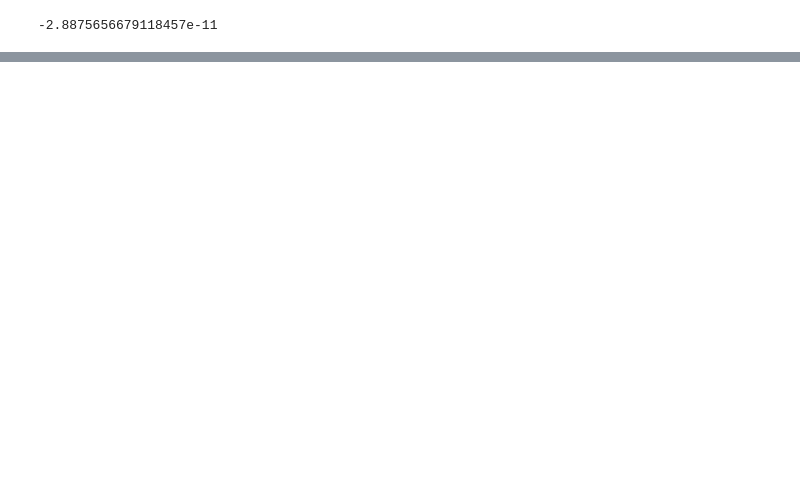
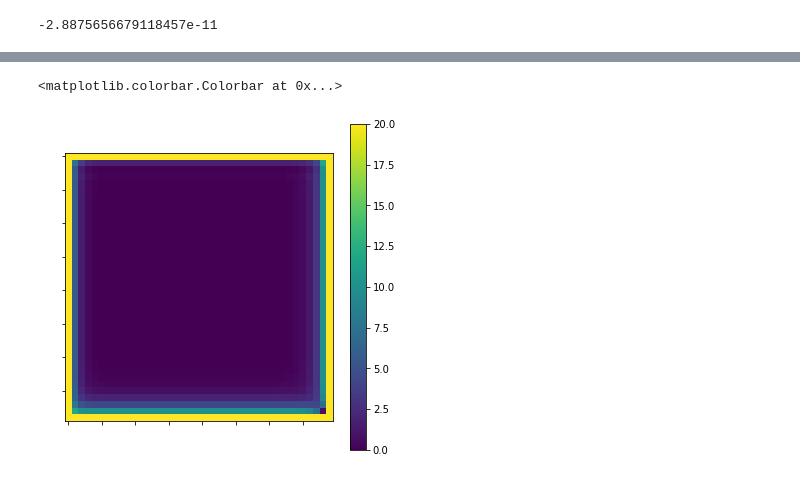
Before and after one commit to dimared/vmetf, a Jupyter notebook: 3task.ipynb, the cells around one changed output, grey strips where cells are left out. Saved outputs shown, nothing was run; the diff lists cells and outputs as text; code cells hidden in the pictures; blank space fills up the shorter version.

```diff
--- a/3task.ipynb
+++ b/3task.ipynb
@@ -92,0 +237,8 @@ save_T = T.copy()
+# %%
+fig, ax = plt.subplots(figsize = (6,6))
+picture = ax.imshow(T)
+ax.tick_params(labelcolor='w')
+fig.colorbar(picture)
+# %% [output]
+<matplotlib.colorbar.Colorbar at 0x...>
+[figure, added]
```
Also changed, not shown: parts of 6 cells of this notebook.
